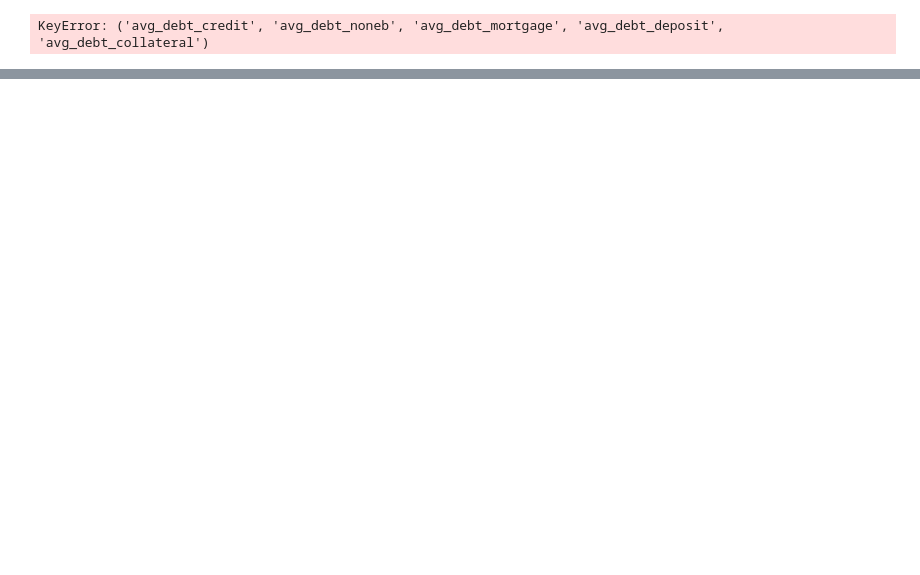
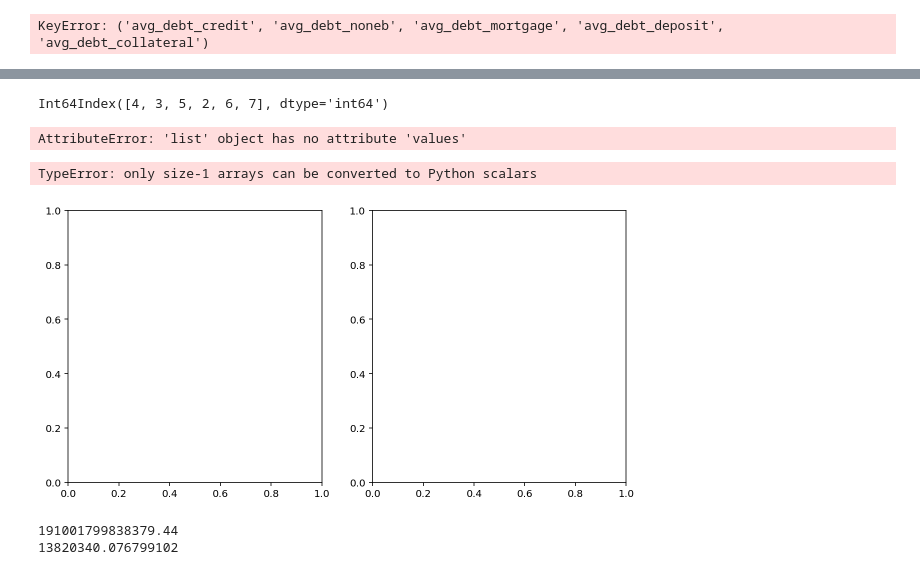
Before and after one commit to iAmJunha/Daynamite, a Jupyter notebook: project/jeju.ipynb, the cells around one changed output, grey strips where cells are left out. Drawn from its saved outputs; the diff is of its cells as text; code cells hidden in the pictures; blank space fills up the shorter version.

```diff
--- a/project/jeju.ipynb
+++ b/project/jeju.ipynb
@@ -374,3 +376,17 @@ KeyError: ('avg_debt_credit', 'avg_debt_noneb', 'avg_debt_mortgage', 'avg_debt_d
 lm_bed = sms.OLS(df['price'], df[['intercept', 'bedrooms']])
 results_bed = lm_bed.fit()
 results_bed.summary()
+# %%
+# 의도: Household Income Index( 가계수지지표= 소비/소득 , 이하 hi로 표기 )이
+# 1을 초과하는 그룹 (= 소득보다 소비가 많은 그룹)이 차지하는 비율을
+# 신용등급별로 plot
+
+
+data['avg_credit_rat'].value_counts() #dfjj는 제주도원본파일의 csv
+
+
+hi = (data.avg_spend) / ( data.avg_income/12 + 1 ) # Household Income Index
+
+dfdanger = data[hi > 1]
+dfdanger_count=dfdanger['avg_credit_rat'].value_counts() #dfdanger는 hi > 1 인 위험군
+dfdanger_count
@@ -376,0 +401,3 @@ results_bed.summary()
+# %%
+credit_count=data['avg_credit_rat'].value_counts()
+credit_count
@@ -376,0 +426,53 @@ results_bed.summary()
+# %%
+from pandas import DataFrame
+df_credit_count=DataFrame(credit_count)
+df_credit_count.index
+# %% [output]
+Int64Index([4, 3, 5, 2, 6, 7], dtype='int64')
+# %%
+data2 =[credit_count-dfdanger_count]
+data2
+# %% [output]
+AttributeError: 'list' object has no attribute 'values'
+# %%
+from matplotlib import pyplot as plt
+
+data1 = [4175, 2205,  982,  166,   39,    3]
+data2 = [credit_count-dfdanger_count]
+
+f, (ax1, ax2) = plt.subplots(1, 2, figsize=(10,5))
+
+## Absolute count
+
+ax1.bar(range(len(data1)), data1, label='data 1', alpha=0.5, color='b')
+ax1.bar(range(len(data2)), data2, bottom=data1, label='data 2', alpha=0.5, color='r')
+plt.sca(ax1)
+plt.xticks([1,2,3,4,5,6],['4','3','5','2','6','7'])
+ax1.set_ylabel("Count")
+ax1.set_xlabel("")
+plt.legend(loc='upper left')
+
+# ## Percent
+
+# totals = [i + j for i,j in zip(data1, data2)]
+# data1_rel = [i / j * 100 for  i,j in zip(data1, totals)]
+# data2_rel = [i / j * 100 for  i,j in zip(data2, totals)]
+
+# ax2.bar(range(len(data1_rel)), data1_rel, alpha=0.5, color='b')
+# ax2.bar(range(len(data2_rel)), data2_rel, bottom=data1_rel, alpha=0.5, color='r')
+# plt.sca(ax2)
+# plt.xticks([1,2,3,4,5,6],['4','3','5','2','6','7'])
+# ax2.set_ylabel("Percentage")
+# ax2.set_xlabel("")
+
+plt.show()
+# %% [output]
+TypeError: only size-1 arrays can be converted to Python scalars
+[figure, added]
+# %%
+import numpy as np
+print(np.var(data.avg_income)) #분산
+print(np.std(data.avg_income)) #표준편차
+# %% [output]
+191001799838379.44
+13820340.076799102
```
Also changed, not shown: parts of 11 cells of this notebook, 1 other file.
